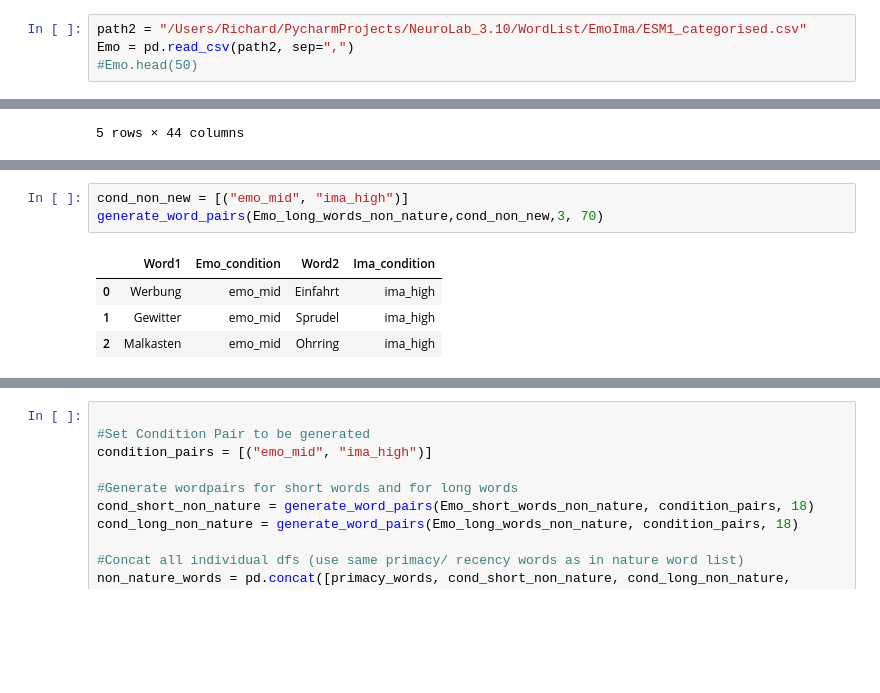
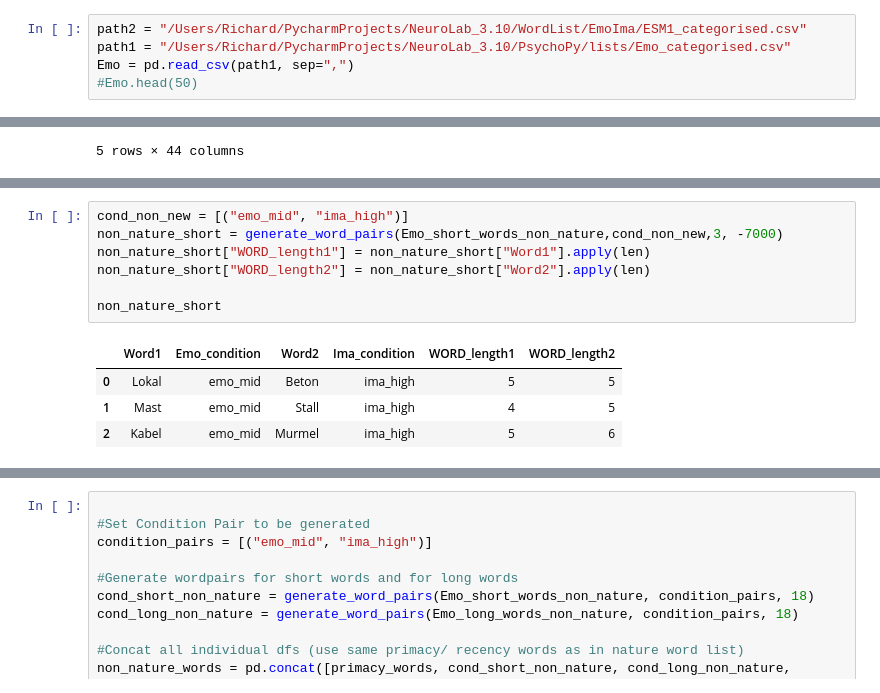
Before and after one commit to AlfredSwitchog/NeuroLab_3.10, a Jupyter notebook: PsychoPy/generate_word_pair_list.ipynb, the cells around one changed output, grey strips where cells are left out. Drawn from its saved outputs; the diff is of its cells as text; blank space fills up the shorter version.

```diff
--- a/PsychoPy/generate_word_pair_list.ipynb
+++ b/PsychoPy/generate_word_pair_list.ipynb
@@ -5,5 +5,6 @@ import random
 #import matplotlib.pyplot as plt
 # %%
 path2 = "/Users/Richard/PycharmProjects/NeuroLab_3.10/WordList/EmoIma/ESM1_categorised.csv"
-Emo = pd.read_csv(path2, sep=",")
+path1 = "/Users/Richard/PycharmProjects/NeuroLab_3.10/PsychoPy/lists/Emo_categorised.csv"
+Emo = pd.read_csv(path1, sep=",")
 #Emo.head(50)
@@ -259,8 +414,12 @@ Emo_long_words_non_nature = Emo_words_non_nature[(Emo_words_non_nature['length_g
 # %%
 cond_non_new = [("emo_mid", "ima_high")]
-generate_word_pairs(Emo_long_words_non_nature,cond_non_new,3, 70)
+non_nature_short = generate_word_pairs(Emo_short_words_non_nature,cond_non_new,3, -7000)
+non_nature_short["WORD_length1"] = non_nature_short["Word1"].apply(len)
+non_nature_short["WORD_length2"] = non_nature_short["Word2"].apply(len)
+
+non_nature_short
 # %% [output]
-|  | Word1 | Emo_condition | Word2 | Ima_condition |
-| 0 | Werbung | emo_mid | Einfahrt | ima_high |
-| 1 | Gewitter | emo_mid | Sprudel | ima_high |
-| 2 | Malkasten | emo_mid | Ohrring | ima_high |
+|  | Word1 | Emo_condition | Word2 | Ima_condition | WORD_length1 | WORD_length2 |
+| 0 | Lokal | emo_mid | Beton | ima_high | 5 | 5 |
+| 1 | Mast | emo_mid | Stall | ima_high | 4 | 5 |
+| 2 | Kabel | emo_mid | Murmel | ima_high | 5 | 6 |
```
Also changed, not shown: parts of 30 cells of this notebook, 22 other files.
